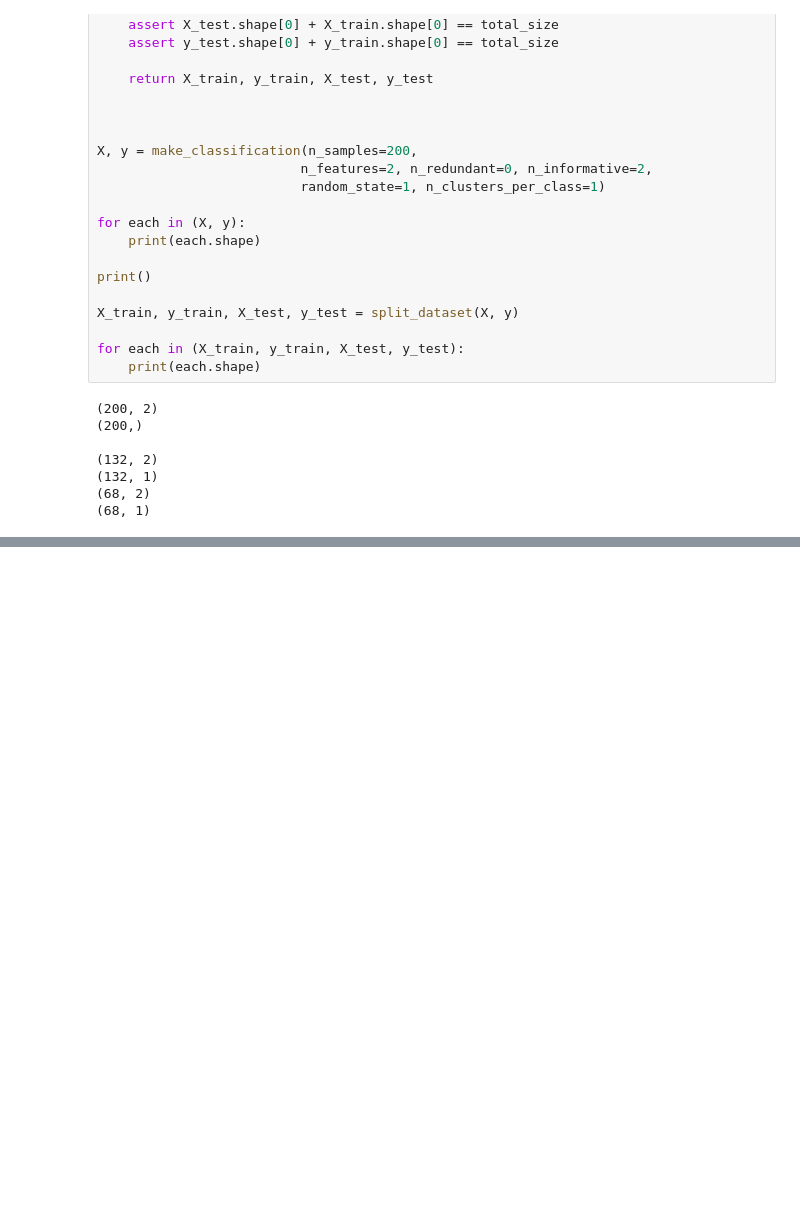
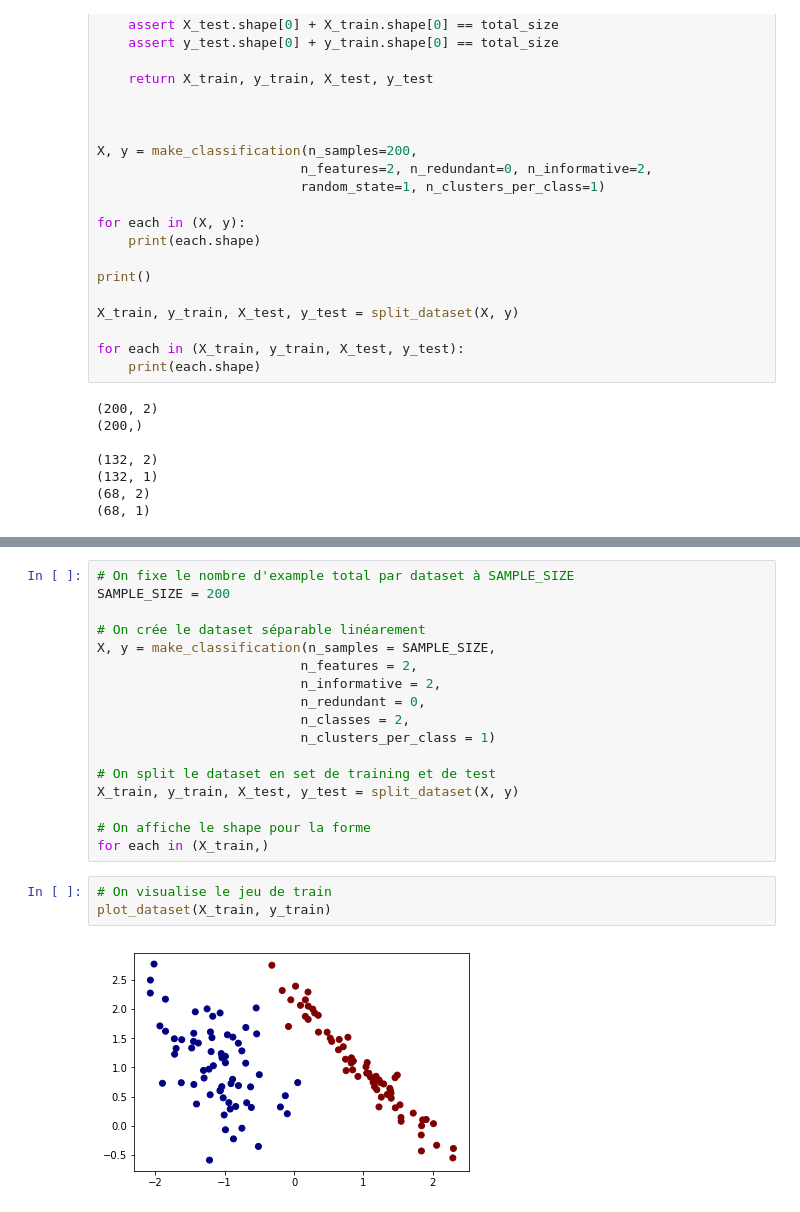
Before and after one commit to nonodamiens/synthetic_2D, a Jupyter notebook: Dataset Synthetic.ipynb, the cells around one changed output, grey strips where cells are left out. Saved outputs shown, nothing was run; the diff lists cells and outputs as text; blank space fills up the shorter version.

```diff
--- a/Dataset Synthetic.ipynb
+++ b/Dataset Synthetic.ipynb
@@ -213,0 +106,22 @@ ValueError: 'c' argument has 100 elements, which is not acceptable for use with
+# %%
+# On fixe le nombre d'example total par dataset à SAMPLE_SIZE
+SAMPLE_SIZE = 200
+
+# On crée le dataset séparable linéarement
+X, y = make_classification(n_samples = SAMPLE_SIZE,
+                          n_features = 2,
+                          n_informative = 2,
+                          n_redundant = 0,
+                          n_classes = 2,
+                          n_clusters_per_class = 1)
+
+# On split le dataset en set de training et de test
+X_train, y_train, X_test, y_test = split_dataset(X, y)
+
+# On affiche le shape pour la forme
+for each in (X_train,)
+# %%
+# On visualise le jeu de train
+plot_dataset(X_train, y_train)
+# %% [output]
+[figure, added]
```
Also changed, not shown: parts of 12 cells of this notebook.
